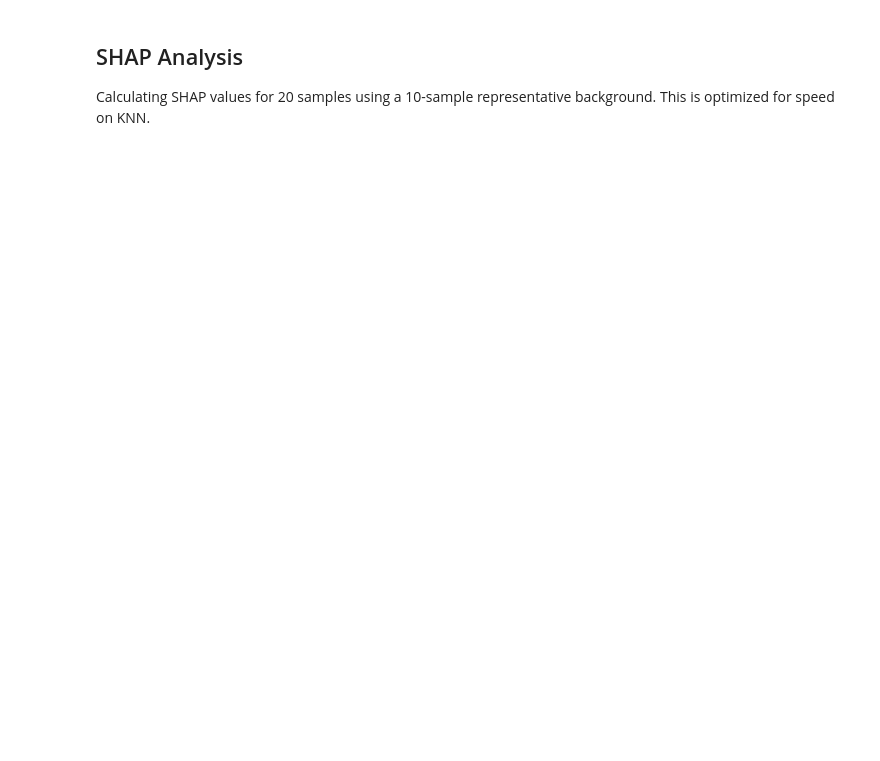
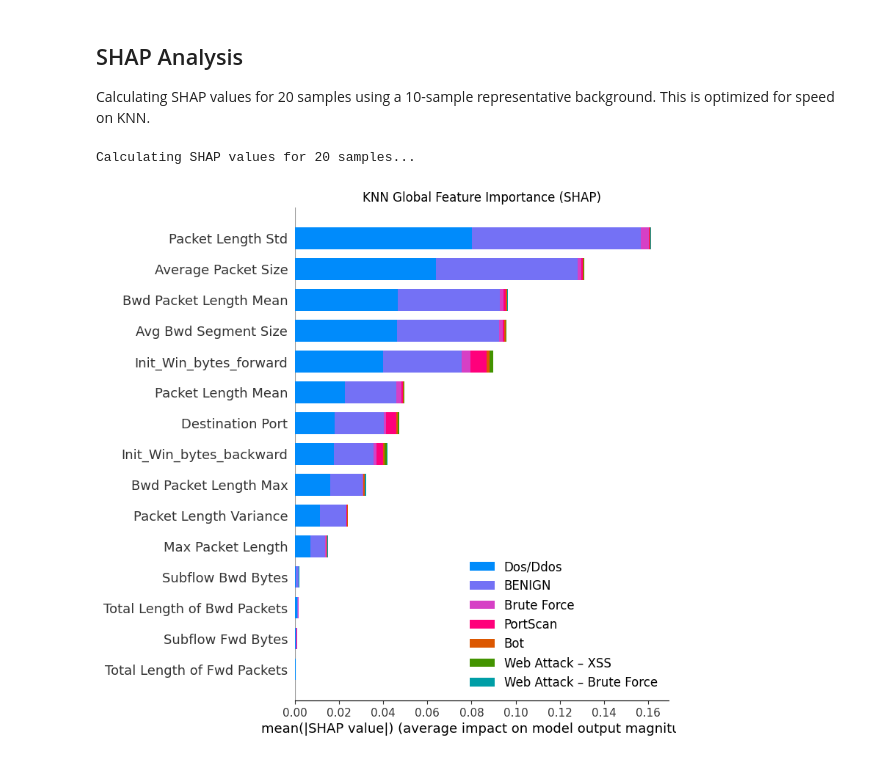
Before and after one commit to PramudiLansakara/XAI_Feature_Selection, a Jupyter notebook: CICIDS-2017/SHAP/KNN_final.ipynb, the cells around one changed output. Cells and saved outputs as stored; diff of their text form; code cells hidden in the pictures; blank space fills up the shorter version.

```diff
--- a/CICIDS-2017/SHAP/KNN_final.ipynb
+++ b/CICIDS-2017/SHAP/KNN_final.ipynb
@@ -145,20 +179,23 @@ Calculating SHAP values for 20 samples using a 10-sample representative backgrou
 # %%
 import warnings
 warnings.filterwarnings('ignore')
 
 start_index = 0
-end_index = 100
+end_index = 20
 test_data_for_shap = test[features].iloc[start_index:end_index]
 
 print(f"Calculating SHAP values for {end_index} samples...")
 # Optimization: Using a small background sample (10) from training data to speed up KernelExplainer
-background_data = shap.sample(X_train, 100)
+background_data = shap.sample(X_train, 10)
 
 explainer = shap.KernelExplainer(knn.predict_proba, background_data)
 shap_values = explainer.shap_values(test_data_for_shap.values)
 
 plt.figure(figsize=(10, 6))
 shap.summary_plot(shap_values, test_data_for_shap, class_names=label.tolist(), show=False, plot_type='bar')
 plt.title("KNN Global Feature Importance (SHAP)")
 plt.savefig('KNN_Shap_Summary_global.png', bbox_inches='tight')
 plt.show()
+# %% [output]
+Calculating SHAP values for 20 samples...
+[figure, added]
```
Also changed, not shown: parts of 9 cells of this notebook, 4 other files.
